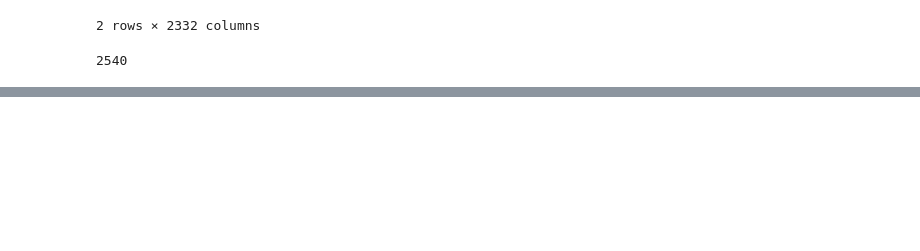
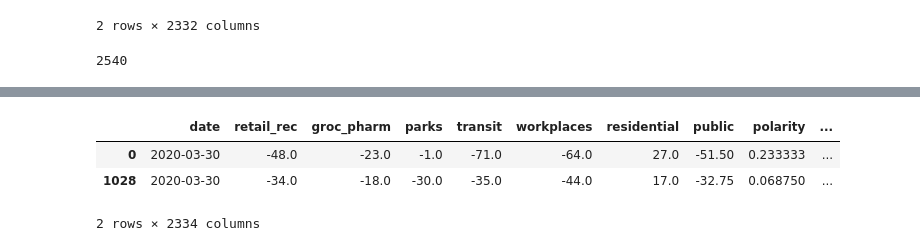
Before and after one commit to swethapola/w207_finalproject, a Jupyter notebook: notebooks/model.ipynb, the cells around one changed output, grey strips where cells are left out. Cells and saved outputs as stored; diff of their text form; code cells hidden in the pictures; blank space fills up the shorter version.

```diff
--- a/notebooks/model.ipynb
+++ b/notebooks/model.ipynb
@@ -114,0 +192,7 @@ reset_ind.head(2)
+# %%
+final_df.head(2)
+# %% [output]
+|  | date | retail_rec | groc_pharm | parks | transit | workplaces | residential | public | polarity | ... |
+| 0 | 2020-03-30 | -48.0 | -23.0 | -1.0 | -71.0 | -64.0 | 27.0 | -51.50 | 0.233333 | ... |
+| 1028 | 2020-03-30 | -34.0 | -18.0 | -30.0 | -35.0 | -44.0 | 17.0 | -32.75 | 0.068750 | ... |
+2 rows × 2334 columns
```
Also changed, not shown: parts of 30 cells of this notebook, 3 other files.
